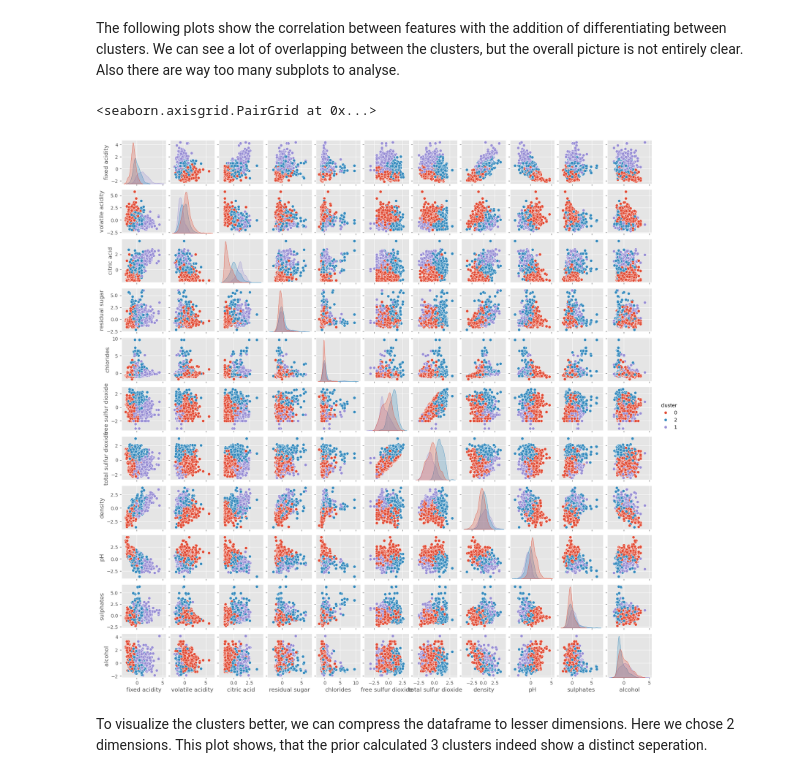
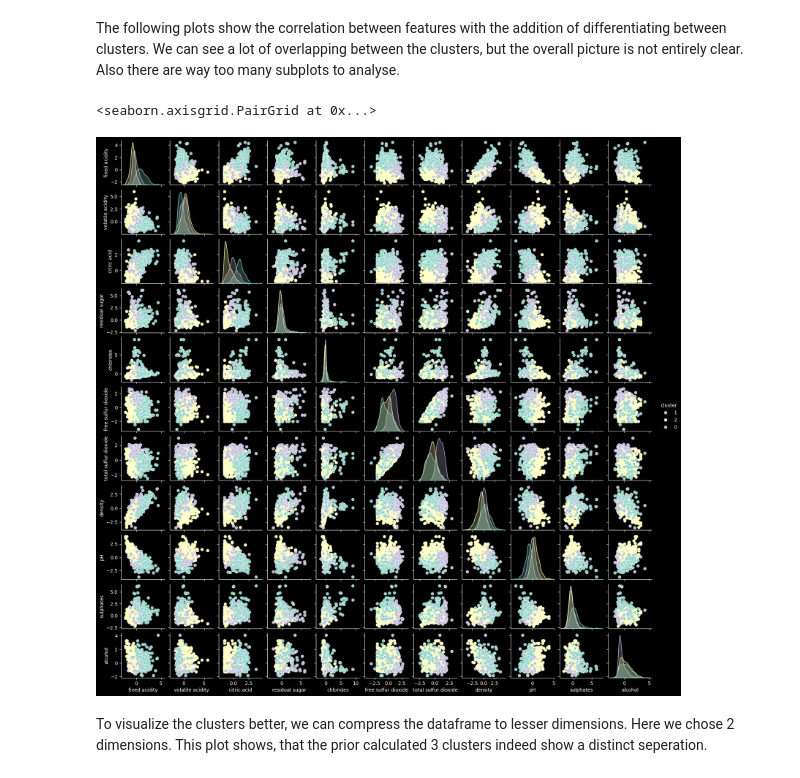
Before and after one commit to McRicecorn/NeuronaleNetze_WineQuality, a Jupyter notebook: Project1_Wine.ipynb, the cells around one changed output. Cells and saved outputs as stored; diff of their text form; code cells hidden in the pictures.

```diff
--- a/Project1_Wine.ipynb
+++ b/Project1_Wine.ipynb
@@ -273,10 +373,10 @@ plt.show()
 # %%
-sns.countplot(x="quality", data=df)                    #zählt die Einträge in Quality für jeden Wert
-plt.style.use("ggplot")
+sns.countplot(x="quality", data=df_transformed)                    #zählt die Einträge in Quality für jeden Wert
+plt.style.use("dark_background")
 plt.title("Distribution of Wine Quality")
 plt.xlabel("quality")
 plt.ylabel("count of wines")
 plt.show()
 
-plt.style.available
+plt.style.available  #just to test some styles in the plotting
 # %% [output]
@@ -374,35 +401,17 @@ sulphates
-# %%
-#Kopie des ursprünglichen Dataframes
-df_transformed = df.copy()
-
-for logfeat in log_features:
-    #neue Werte für transformierte Features
-    df_transformed[logfeat] = np.log1p(df[logfeat])
-
-#features OHNE Quality
-features = ["fixed acidity","volatile acidity","citric acid",
-            "residual sugar","chlorides","free sulfur dioxide",
-            "total sulfur dioxide","density","pH","sulphates","alcohol"]
-
-X = df_transformed[features]
-Xs = scaler.fit_transform(X) #nur auf X (also alle deklarierten features) skalieren NICHT auf quality
-
-df_scaled = pd.DataFrame(Xs, columns=features, index=X.index)
-df_scaled_long = df_scaled.melt(var_name="Feature", value_name="Value")
 # %% [markdown]
 ### Unsupervised Clustering (Cathy)
 # %% [markdown]
 The following plots show the correlation between features with the addition of differentiating between clusters. We can see a lot of overlapping between the clusters, but the overall picture is not entirely clear. Also there are way too many subplots to analyse.
 # %%
 kmeans = KMeans(n_clusters=3)
-labels = kmeans.fit_predict(Xs)
+labels = kmeans.fit_predict(X_train_scaled)
 
 df_scaled["cluster"] = labels.astype(str)
 
 sns.pairplot(df_scaled, hue="cluster", height=1.5, aspect=1.0)
 # %% [output]
 <seaborn.axisgrid.PairGrid at 0x...>
-[figure, old version]
+[figure, new version]
 # %% [markdown]
 To visualize the clusters better, we can compress the dataframe to lesser dimensions. Here we chose 2 dimensions. This plot shows, that the prior calculated 3 clusters indeed show a distinct seperation.
 # %%
```
Also changed, not shown: parts of 31 cells of this notebook.
